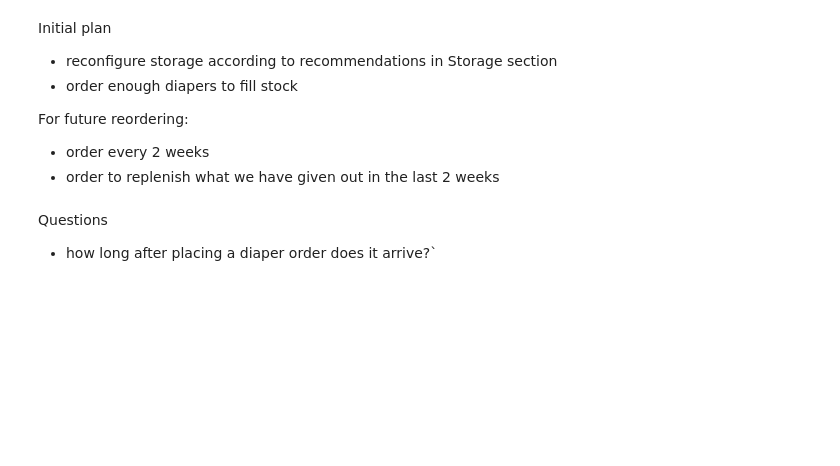
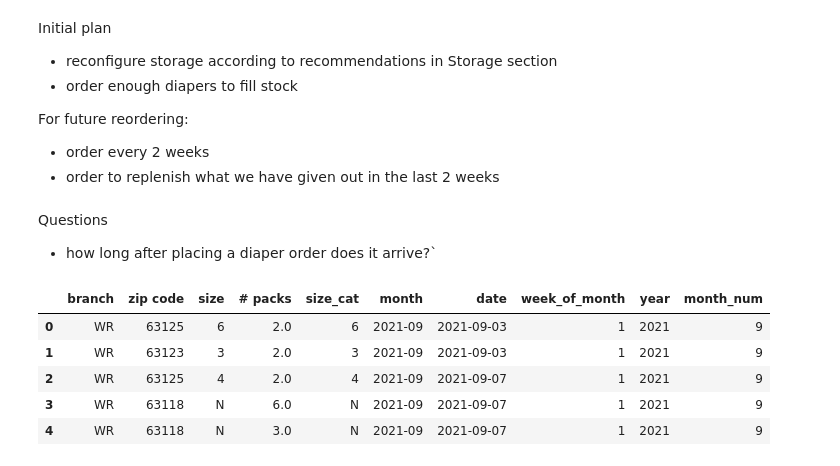
Before and after one commit to reedbc1/Diapers, a Jupyter notebook: diapers.ipynb, the cells around one changed output. Saved outputs shown, nothing was run; the diff lists cells and outputs as text; code cells hidden in the pictures; blank space fills up the shorter version.

```diff
--- a/diapers.ipynb
+++ b/diapers.ipynb
@@ -852,3 +834,12 @@ For future reordering:
 # %% [markdown]
 Questions
 - how long after placing a diaper order does it arrive?`
+# %%
+df.head()
+# %% [output]
+|  | branch | zip code | size | # packs | size_cat | month | date | week_of_month | year | month_num |
+| 0 | WR | 63125 | 6 | 2.0 | 6 | 2021-09 | 2021-09-03 | 1 | 2021 | 9 |
+| 1 | WR | 63123 | 3 | 2.0 | 3 | 2021-09 | 2021-09-03 | 1 | 2021 | 9 |
+| 2 | WR | 63125 | 4 | 2.0 | 4 | 2021-09 | 2021-09-07 | 1 | 2021 | 9 |
+| 3 | WR | 63118 | N | 6.0 | N | 2021-09 | 2021-09-07 | 1 | 2021 | 9 |
+| 4 | WR | 63118 | N | 3.0 | N | 2021-09 | 2021-09-07 | 1 | 2021 | 9 |
```
Also changed, not shown: parts of 2 cells of this notebook.
